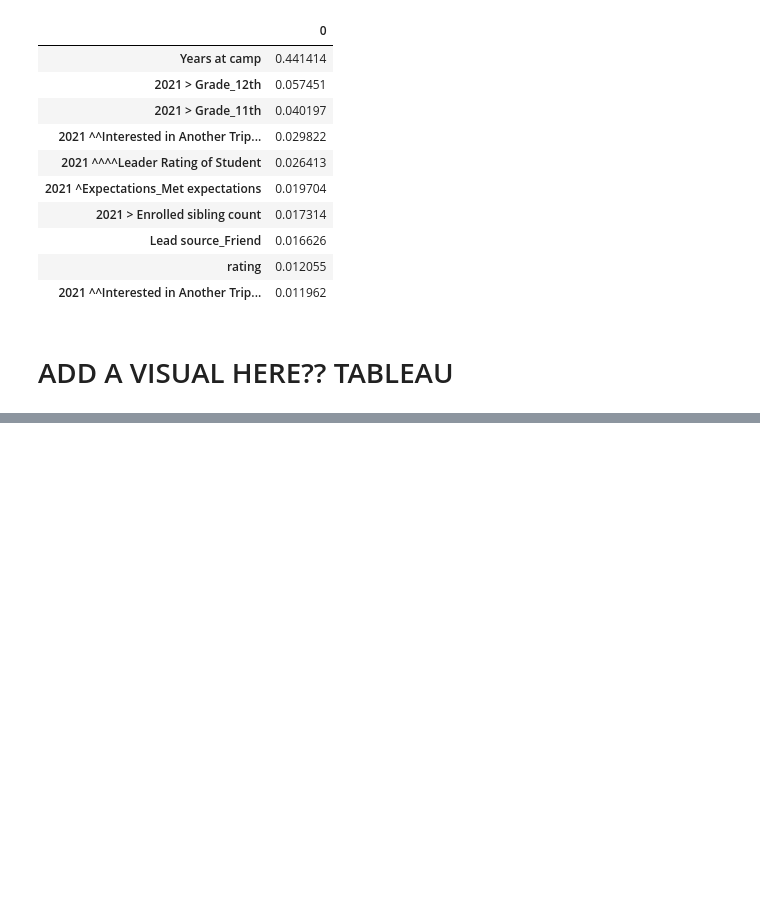
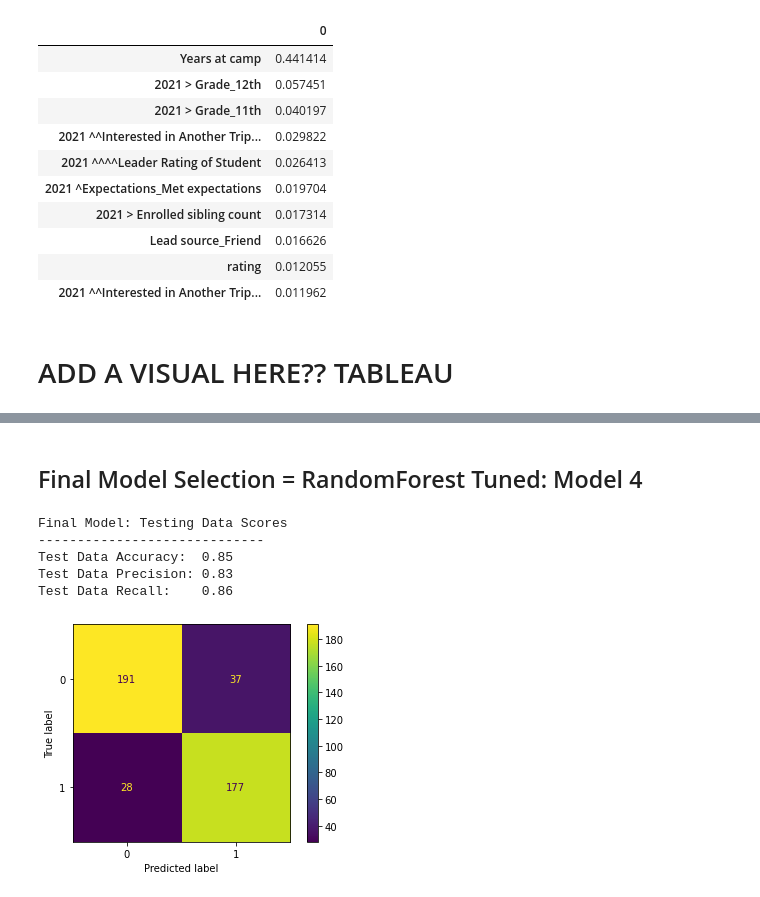
Before and after one commit to SamBen804/SunStride_Business_Analysis, a Jupyter notebook: eda_notebooks/eda1_classifiers.ipynb, the cells around one changed output, grey strips where cells are left out. Drawn from its saved outputs; the diff is of its cells as text; code cells hidden in the pictures; blank space fills up the shorter version.

```diff
--- a/eda_notebooks/eda1_classifiers.ipynb
+++ b/eda_notebooks/eda1_classifiers.ipynb
@@ -435,0 +643,19 @@ pd.DataFrame(dict(zip(tree_1.feature_names_in_, tree_1.feature_importances_)),
+# %% [markdown]
+## Final Model Selection = RandomForest Tuned: Model 4
+# %%
+final_model = randfor_m4
+# %%
+y_pred_test = final_model.predict(X_test)
+print('Final Model: Testing Data Scores')
+print('-----------------------------')
+print(f'Test Data Accuracy:  {accuracy_score(y_test, y_pred_test).round(2)}')
+print(f'Test Data Precision: {precision_score(y_test, y_pred_test).round(2)}')
+print(f'Test Data Recall:    {recall_score(y_test, y_pred_test).round(2)}')
+ConfusionMatrixDisplay.from_predictions(y_test, y_pred_test);
+# %% [output]
+Final Model: Testing Data Scores
+-----------------------------
+Test Data Accuracy:  0.85
+Test Data Precision: 0.83
+Test Data Recall:    0.86
+[figure, added]
```
Also changed, not shown: parts of 32 cells of this notebook.
